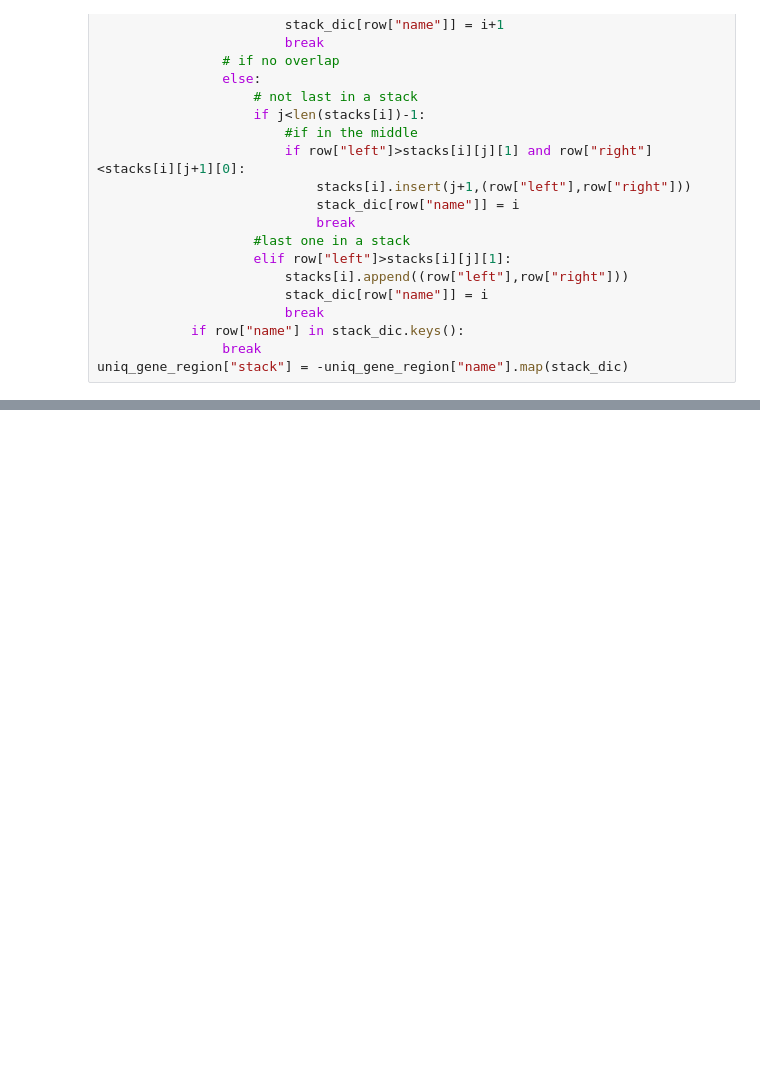
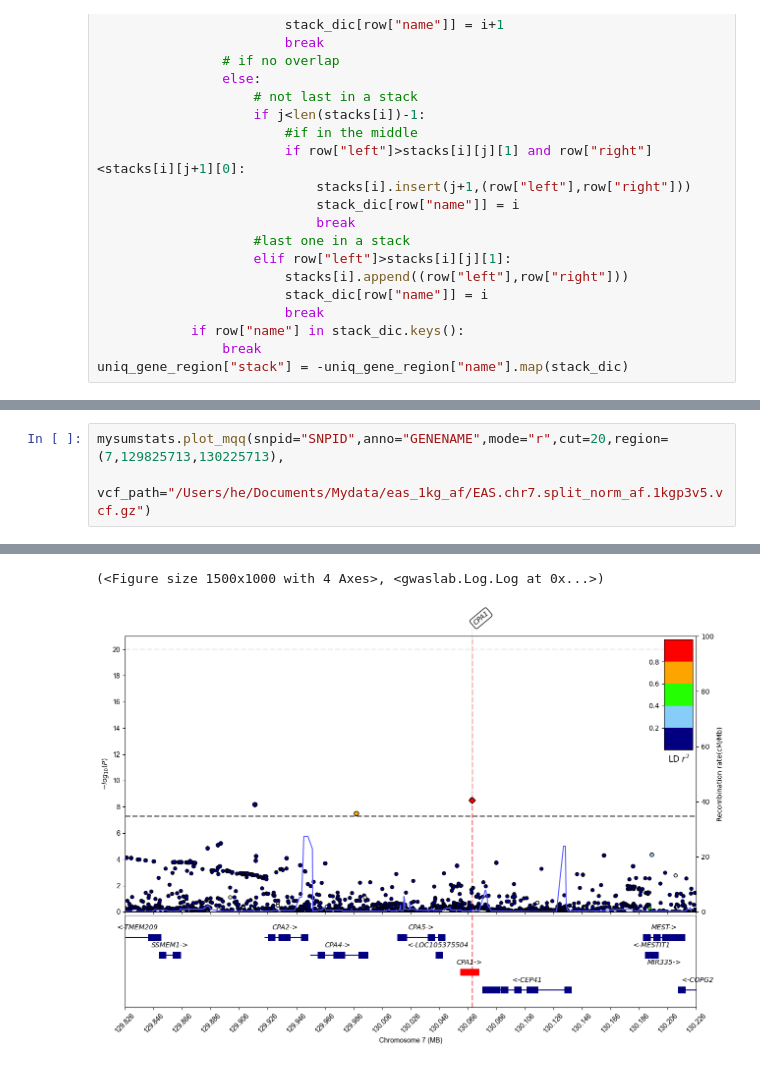
Before and after one commit to Cloufield/gwaslab, a Jupyter notebook: examples/regional.ipynb, the cells around one changed output, grey strips where cells are left out. Cells and saved outputs as stored; diff of their text form; blank space fills up the shorter version.

```diff
--- a/examples/regional.ipynb
+++ b/examples/regional.ipynb
@@ -78,0 +258,4 @@ for index,row in exons.iterrows():
+# %%
+mysumstats.plot_mqq(snpid="SNPID",anno="GENENAME",mode="r",cut=20,region=(7,129825713,130225713),
+                    vcf_path="/Users/he/Documents/Mydata/eas_1kg_af/EAS.chr7.split_norm_af.1kgp3v5.vcf.gz")
+# %% [output]
@@ -78,0 +279,2 @@ for index,row in exons.iterrows():
+(<Figure size 1500x1000 with 4 Axes>, <gwaslab.Log.Log at 0x...>)
+[figure, added]
```
Also changed, not shown: parts of 23 cells of this notebook.
